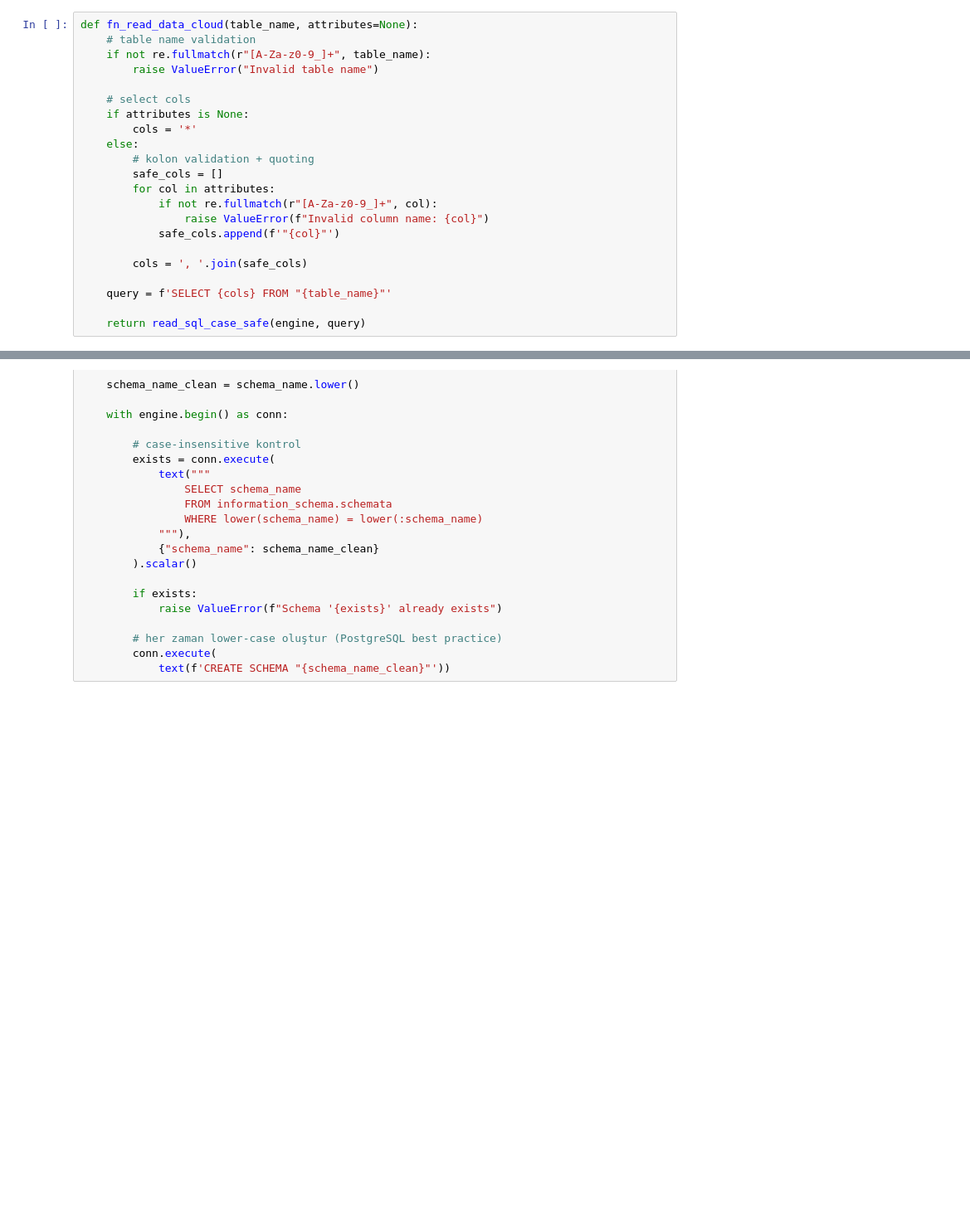
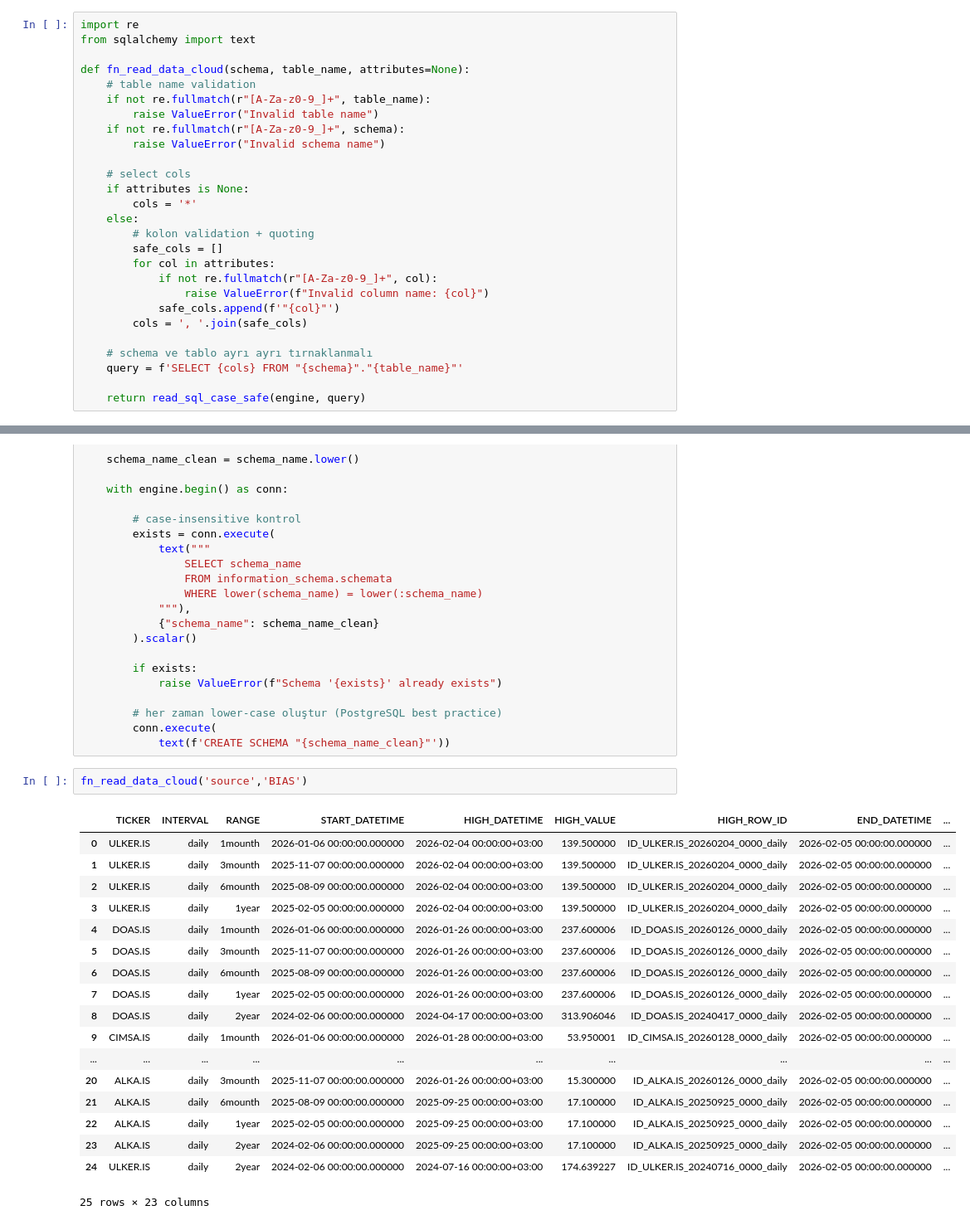
Before and after one commit to irfanakgul/TradeAI-APP, a Jupyter notebook: src/db_conn_test.ipynb, the cells around one changed output, grey strips where cells are left out. Shown at 83% size. Cells and saved outputs as stored; diff of their text form; blank space fills up the shorter version.

Commit message:
schema updated

```diff
--- a/src/db_conn_test.ipynb
+++ b/src/db_conn_test.ipynb
@@ -74,10 +74,15 @@ def read_sql_case_safe(engine, query: str):
     fixed_query = f'SELECT {fixed_select} FROM "{table}" {rest}'.strip()
     return pd.read_sql_query(fixed_query, engine)
 # %%
-def fn_read_data_cloud(table_name, attributes=None):
+import re
+from sqlalchemy import text
+
+def fn_read_data_cloud(schema, table_name, attributes=None):
     # table name validation
     if not re.fullmatch(r"[A-Za-z0-9_]+", table_name):
         raise ValueError("Invalid table name")
+    if not re.fullmatch(r"[A-Za-z0-9_]+", schema):
+        raise ValueError("Invalid schema name")
 
     # select cols
     if attributes is None:
@@ -89,10 +94,10 @@ def fn_read_data_cloud(table_name, attributes=None):
             if not re.fullmatch(r"[A-Za-z0-9_]+", col):
                 raise ValueError(f"Invalid column name: {col}")
             safe_cols.append(f'"{col}"')
-
         cols = ', '.join(safe_cols)
 
-    query = f'SELECT {cols} FROM "{table_name}"'
+    # schema ve tablo ayrı ayrı tırnaklanmalı
+    query = f'SELECT {cols} FROM "{schema}"."{table_name}"'
 
     return read_sql_case_safe(engine, query)
 # %%
@@ -134,3 +139,24 @@ def create_schema(schema_name, engine=engine):
         # her zaman lower-case oluştur (PostgreSQL best practice)
         conn.execute(
             text(f'CREATE SCHEMA "{schema_name_clean}"'))
+# %%
+fn_read_data_cloud('source','BIAS')
+# %% [output]
+|  | TICKER | INTERVAL | RANGE | START_DATETIME | HIGH_DATETIME | HIGH_VALUE | HIGH_ROW_ID | END_DATETIME | ... |
+| 0 | ULKER.IS | daily | 1mounth | 2026-01-06 00:00:00.000000 | 2026-02-04 00:00:00+03:00 | 139.500000 | ID_ULKER.IS_20260204_0000_daily | 2026-02-05 00:00:00.000000 | ... |
+| 1 | ULKER.IS | daily | 3mounth | 2025-11-07 00:00:00.000000 | 2026-02-04 00:00:00+03:00 | 139.500000 | ID_ULKER.IS_20260204_0000_daily | 2026-02-05 00:00:00.000000 | ... |
+| 2 | ULKER.IS | daily | 6mounth | 2025-08-09 00:00:00.000000 | 2026-02-04 00:00:00+03:00 | 139.500000 | ID_ULKER.IS_20260204_0000_daily | 2026-02-05 00:00:00.000000 | ... |
+| 3 | ULKER.IS | daily | 1year | 2025-02-05 00:00:00.000000 | 2026-02-04 00:00:00+03:00 | 139.500000 | ID_ULKER.IS_20260204_0000_daily | 2026-02-05 00:00:00.000000 | ... |
+| 4 | DOAS.IS | daily | 1mounth | 2026-01-06 00:00:00.000000 | 2026-01-26 00:00:00+03:00 | 237.600006 | ID_DOAS.IS_20260126_0000_daily | 2026-02-05 00:00:00.000000 | ... |
+| 5 | DOAS.IS | daily | 3mounth | 2025-11-07 00:00:00.000000 | 2026-01-26 00:00:00+03:00 | 237.600006 | ID_DOAS.IS_20260126_0000_daily | 2026-02-05 00:00:00.000000 | ... |
+| 6 | DOAS.IS | daily | 6mounth | 2025-08-09 00:00:00.000000 | 2026-01-26 00:00:00+03:00 | 237.600006 | ID_DOAS.IS_20260126_0000_daily | 2026-02-05 00:00:00.000000 | ... |
+| 7 | DOAS.IS | daily | 1year | 2025-02-05 00:00:00.000000 | 2026-01-26 00:00:00+03:00 | 237.600006 | ID_DOAS.IS_20260126_0000_daily | 2026-02-05 00:00:00.000000 | ... |
+| 8 | DOAS.IS | daily | 2year | 2024-02-06 00:00:00.000000 | 2024-04-17 00:00:00+03:00 | 313.906046 | ID_DOAS.IS_20240417_0000_daily | 2026-02-05 00:00:00.000000 | ... |
+| 9 | CIMSA.IS | daily | 1mounth | 2026-01-06 00:00:00.000000 | 2026-01-28 00:00:00+03:00 | 53.950001 | ID_CIMSA.IS_20260128_0000_daily | 2026-02-05 00:00:00.000000 | ... |
+| ... | ... | ... | ... | ... | ... | ... | ... | ... | ... |
+| 20 | ALKA.IS | daily | 3mounth | 2025-11-07 00:00:00.000000 | 2026-01-26 00:00:00+03:00 | 15.300000 | ID_ALKA.IS_20260126_0000_daily | 2026-02-05 00:00:00.000000 | ... |
+| 21 | ALKA.IS | daily | 6mounth | 2025-08-09 00:00:00.000000 | 2025-09-25 00:00:00+03:00 | 17.100000 | ID_ALKA.IS_20250925_0000_daily | 2026-02-05 00:00:00.000000 | ... |
+| 22 | ALKA.IS | daily | 1year | 2025-02-05 00:00:00.000000 | 2025-09-25 00:00:00+03:00 | 17.100000 | ID_ALKA.IS_20250925_0000_daily | 2026-02-05 00:00:00.000000 | ... |
+| 23 | ALKA.IS | daily | 2year | 2024-02-06 00:00:00.000000 | 2025-09-25 00:00:00+03:00 | 17.100000 | ID_ALKA.IS_20250925_0000_daily | 2026-02-05 00:00:00.000000 | ... |
+| 24 | ULKER.IS | daily | 2year | 2024-02-06 00:00:00.000000 | 2024-07-16 00:00:00+03:00 | 174.639227 | ID_ULKER.IS_20240716_0000_daily | 2026-02-05 00:00:00.000000 | ... |
+25 rows × 23 columns
```
